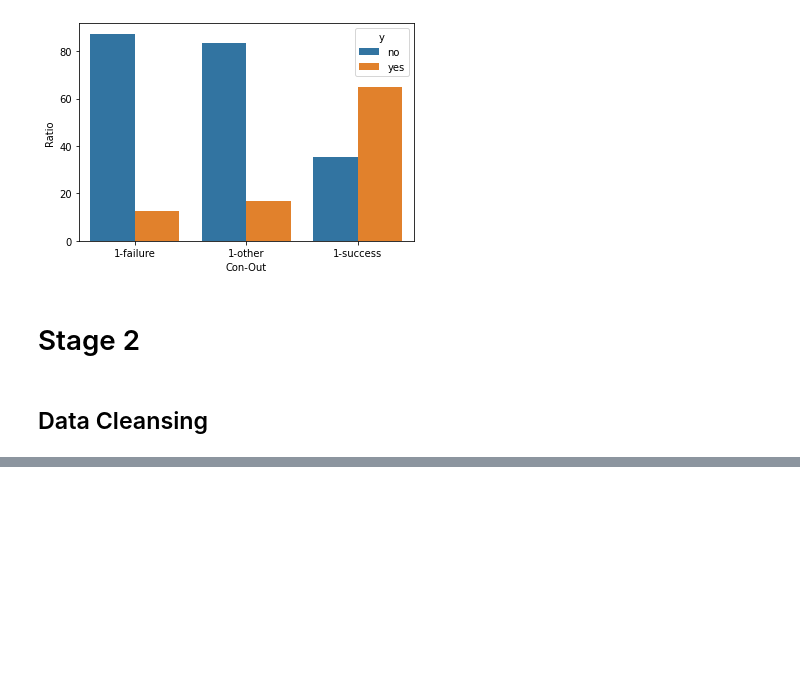
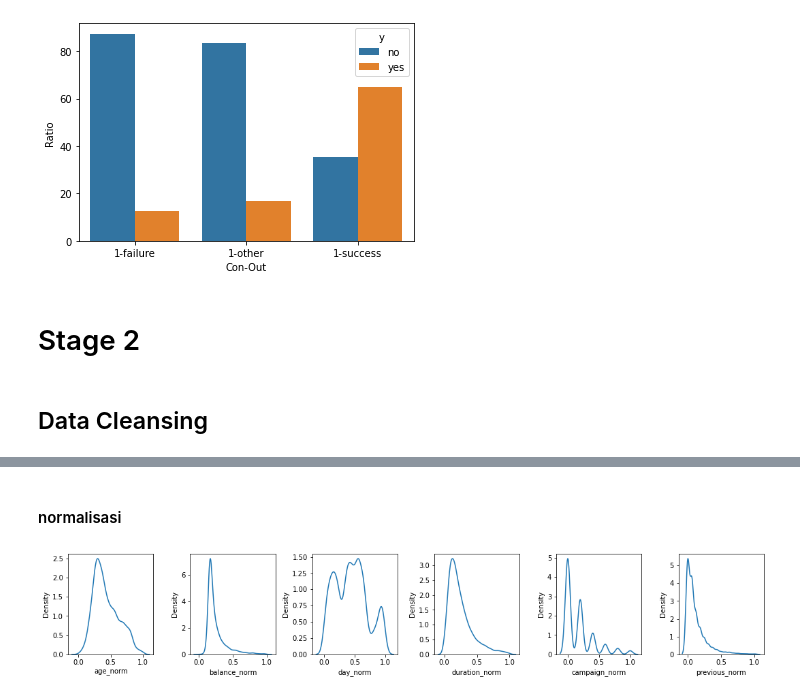
Before and after one commit to yahdiarif/Final-Project-kel-12, a Jupyter notebook: Bank_Marketing_Target_Final_Project_(group_12).ipynb, the cells around one changed output, grey strips where cells are left out. Cells and saved outputs as stored; diff of their text form; code cells hidden in the pictures; blank space fills up the shorter version.

```diff
--- a/Bank_Marketing_Target_Final_Project_(group_12).ipynb
+++ b/Bank_Marketing_Target_Final_Project_(group_12).ipynb
@@ -530,0 +506,13 @@ plt.axvline(x=59,color='red')
+# %% [markdown]
+#### normalisasi
+# %%
+#normalisasi
+norm = ['age_norm','balance_norm','day_norm','duration_norm','campaign_norm','previous_norm']
+plt.figure(figsize=(15, 5))
+for i in range(0, len(norm)):
+    plt.subplot(2, len(norm), i+1)
+    sns.kdeplot((df[norm[i]]))
+    plt.tight_layout()
+plt.savefig('distribusi2.jpg')
+# %% [output]
+[figure, added]
```
Also changed, not shown: parts of 68 cells of this notebook.
